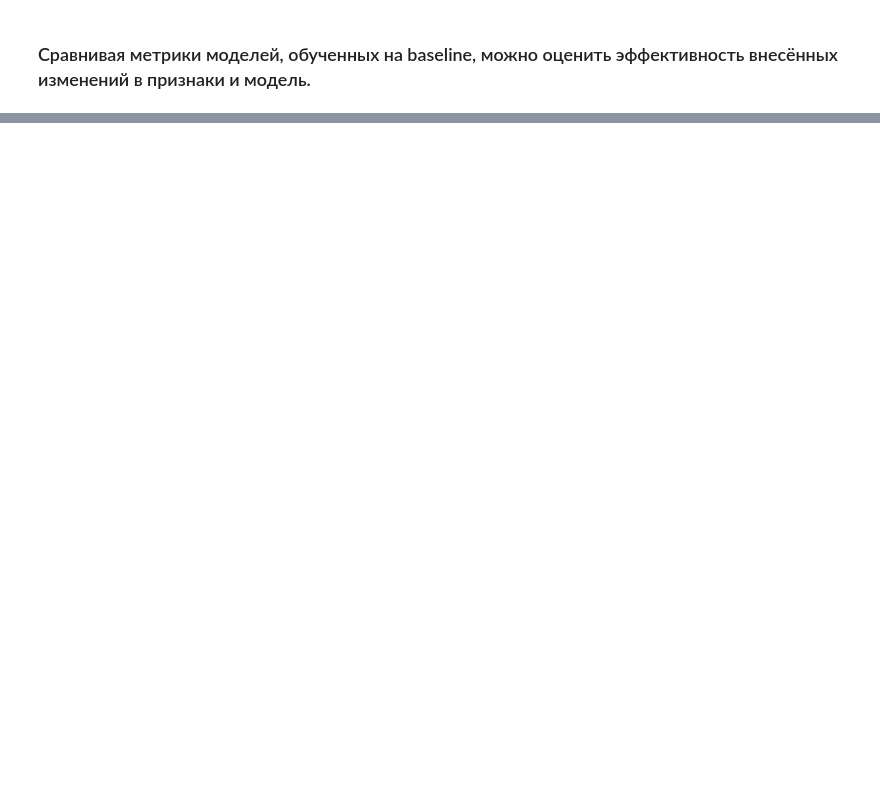
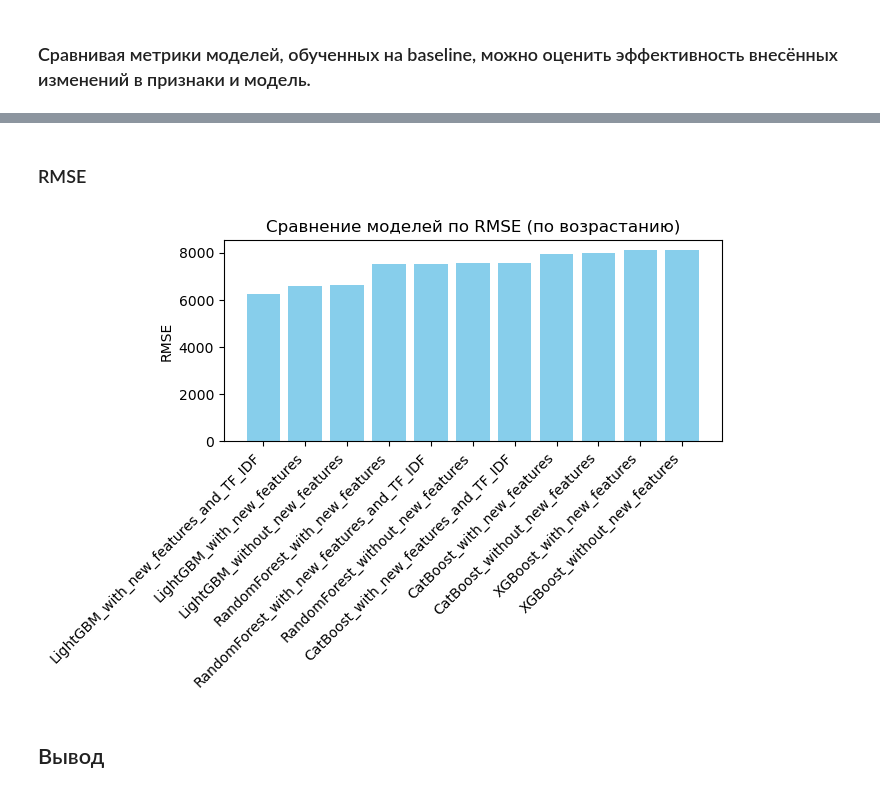
Before and after one commit to 0nt0n/Car_price_prediction, a Jupyter notebook: data_processing.ipynb, the cells around one changed output, grey strips where cells are left out. Cells and saved outputs as stored; diff of their text form; code cells hidden in the pictures; blank space fills up the shorter version.

```diff
--- a/data_processing.ipynb
+++ b/data_processing.ipynb
@@ -277,0 +512,16 @@ from scipy.sparse import hstack
+# %% [markdown]
+### RMSE
+# %%
+runs_sorted = runs.sort_values('metrics.RMSE',ascending=True)
+
+plt.figure(figsize=(7,5))
+plt.bar(runs_sorted['tags.mlflow.runName'], runs_sorted['metrics.RMSE'], color='skyblue')
+plt.xticks(rotation=45, ha='right')
+plt.ylabel("RMSE")
+plt.title("Сравнение моделей по RMSE (по возрастанию)")
+plt.tight_layout()
+plt.show()
+# %% [output]
+[figure, added]
+# %% [markdown]
+## Вывод
```
Also changed, not shown: parts of 55 cells of this notebook, 2 other files.
